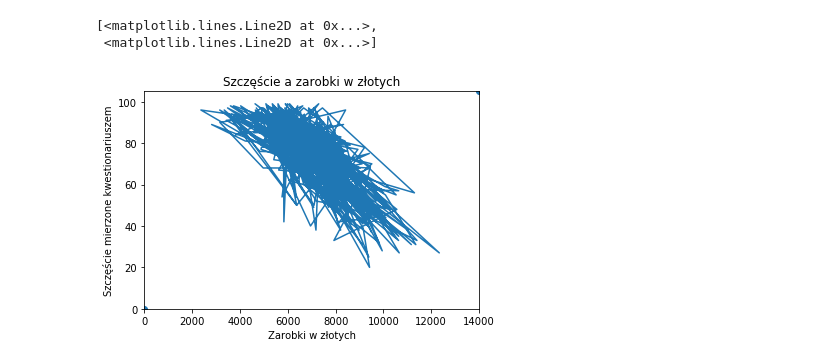
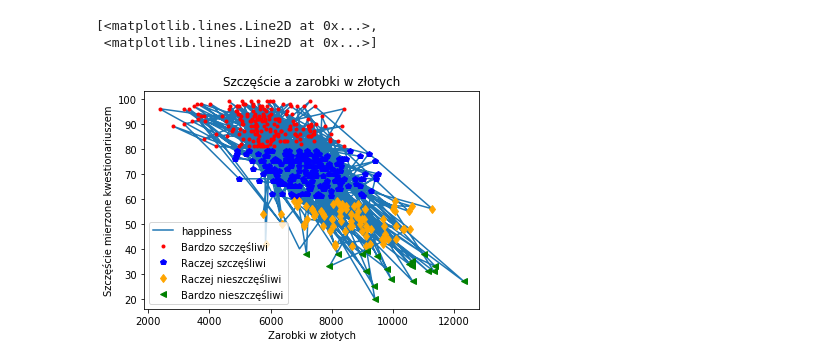
Before and after one commit to sylwiataczanowska/kp, a Jupyter notebook: s01_pd03.ipynb, the cells around one changed output. Drawn from its saved outputs; the diff is of its cells as text; code cells hidden in the pictures.

```diff
--- a/s01_pd03.ipynb
+++ b/s01_pd03.ipynb
@@ -119,18 +119,3 @@ plt.plot(data)
 # %% [output]
 [<matplotlib.lines.Line2D at 0x...>,
  <matplotlib.lines.Line2D at 0x...>]
-# %%
-
-plt.plot(data['salary'], data['happiness'])
-axes = plt.gca()
-x=axes.set_xlim([0,14000])
-y=axes.set_ylim([0,105])
-plt.scatter(x,y)
-plt.title("Szczęście a zarobki w złotych")
-plt.xlabel("Zarobki w złotych")
-plt.ylabel("Szczęście mierzone kwestionariuszem")
-
-
-plt.show()
-# %% [output]
-[figure, removed]
@@ -141,0 +122,34 @@ bardzo_nieszczesliwi = y<40
+# %%
+
+
+
+plt.plot(data['salary'], data['happiness'])
+
+x=axes.set_xlim([0,14000])
+y=axes.set_ylim([0,105])
+
+plt.title("Szczęście a zarobki w złotych")
+plt.xlabel("Zarobki w złotych")
+plt.ylabel("Szczęście mierzone kwestionariuszem")
+
+
+x = data['salary']
+y = data['happiness']
+
+
+
+bardzo_szczesliwi = y > 80
+raczej_szczesliwi = [(y>60)&(y<80)]
+raczej_nieszczesliwi = [(y>40)&(y<60)]
+bardzo_nieszczesliwi = y<40
+
+plt.plot(x[bardzo_szczesliwi], y[bardzo_szczesliwi], '.', color = 'red',  label = 'Bardzo szczęśliwi')
+plt.plot(x[(y>60)&(y<80)], y[(y>60)&(y<80)],'p', color = 'blue', label = 'Raczej szczęśliwi')
+plt.plot(x[(y>40)&(y<60)], y[(y>40)&(y<60)],'d', color = 'orange', label = 'Raczej nieszczęśliwi')
+plt.plot(x[bardzo_nieszczesliwi], y[bardzo_nieszczesliwi],'<', color = 'green', label = 'Bardzo nieszczęśliwi')
+
+plt.legend()
+
+plt.show()
+# %% [output]
+[figure, added]
```
Also changed, not shown: parts of 2 cells of this notebook.
